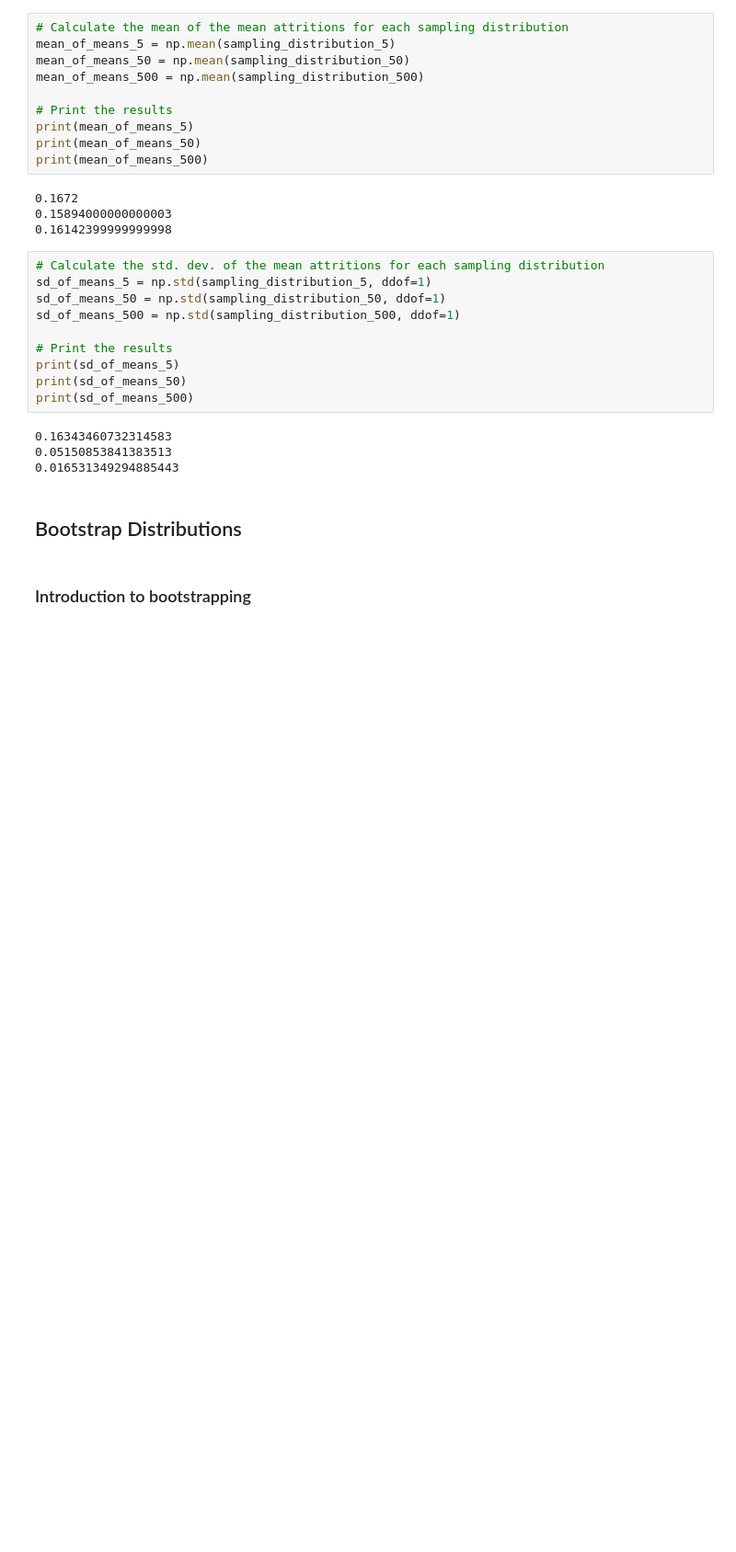
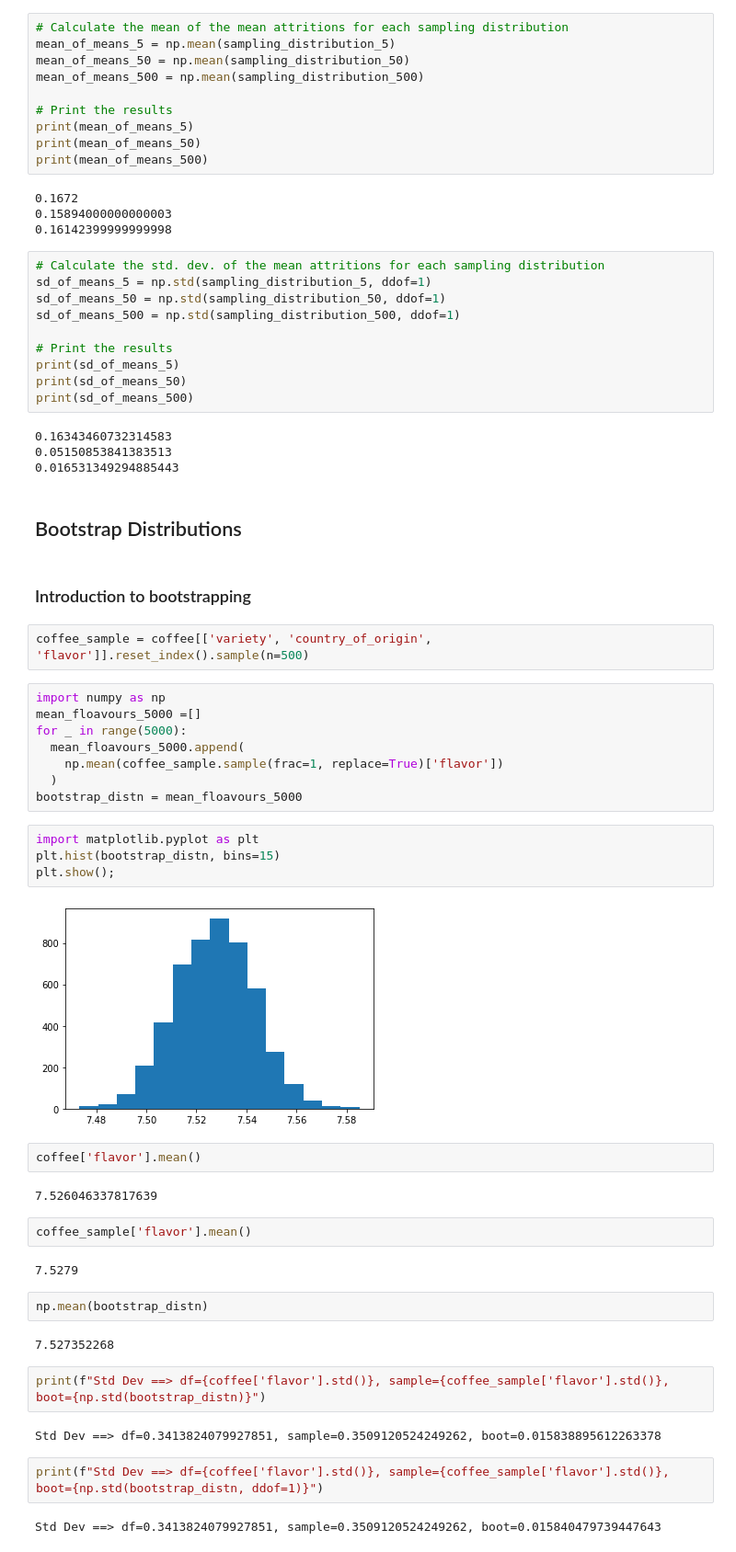
Before and after one commit to AnshuBantra/Python, a Jupyter notebook: Associate Data Scientist in Python/028 Sampling in Python/sampling.ipynb, the cells around one changed output. Shown at 92% size. Saved outputs shown, nothing was run; the diff lists cells and outputs as text; blank space fills up the shorter version.

```diff
--- a/Associate Data Scientist in Python/028 Sampling in Python/sampling.ipynb
+++ b/Associate Data Scientist in Python/028 Sampling in Python/sampling.ipynb
@@ -628,3 +628,39 @@ print(sd_of_means_500)
 ## Bootstrap Distributions
 # %% [markdown]
 ### Introduction to bootstrapping
+# %%
+coffee_sample = coffee[['variety', 'country_of_origin', 'flavor']].reset_index().sample(n=500)
+# %%
+import numpy as np
+mean_floavours_5000 =[]
+for _ in range(5000):
+  mean_floavours_5000.append(
+    np.mean(coffee_sample.sample(frac=1, replace=True)['flavor'])
+  )
+bootstrap_distn = mean_floavours_5000
+# %%
+import matplotlib.pyplot as plt
+plt.hist(bootstrap_distn, bins=15)
+plt.show();
+# %% [output]
+[figure, added]
+# %%
+coffee['flavor'].mean()
+# %% [output]
+7.526046337817639
+# %%
+coffee_sample['flavor'].mean()
+# %% [output]
+7.5279
+# %%
+np.mean(bootstrap_distn)
+# %% [output]
+7.527352268
+# %%
+print(f"Std Dev ==> df={coffee['flavor'].std()}, sample={coffee_sample['flavor'].std()}, boot={np.std(bootstrap_distn)}")
+# %% [output]
+Std Dev ==> df=0.3413824079927851, sample=0.3509120524249262, boot=0.015838895612263378
+# %%
+print(f"Std Dev ==> df={coffee['flavor'].std()}, sample={coffee_sample['flavor'].std()}, boot={np.std(bootstrap_distn, ddof=1)}")
+# %% [output]
+Std Dev ==> df=0.3413824079927851, sample=0.3509120524249262, boot=0.015840479739447643
```
Also changed, not shown: parts of 6 cells of this notebook.
